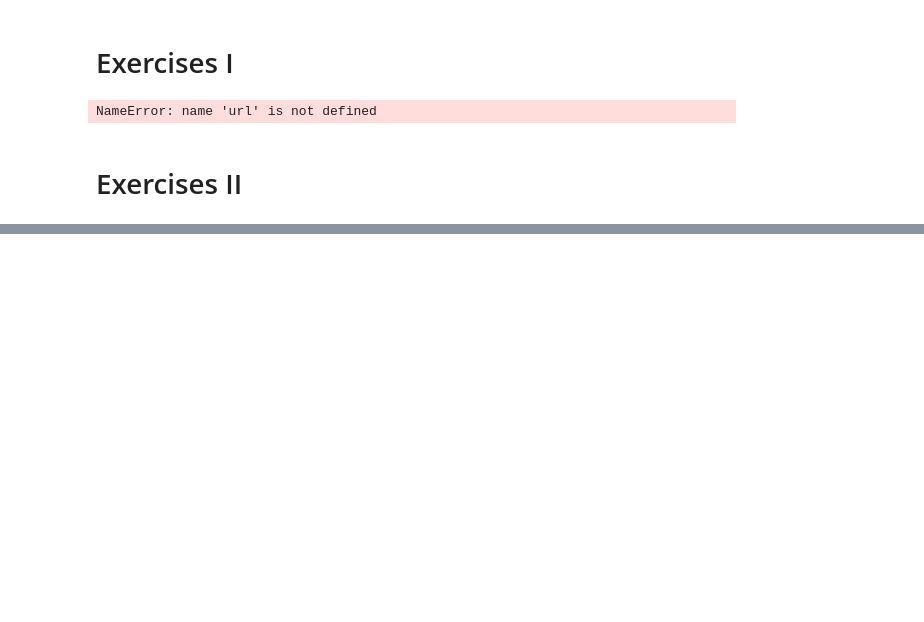
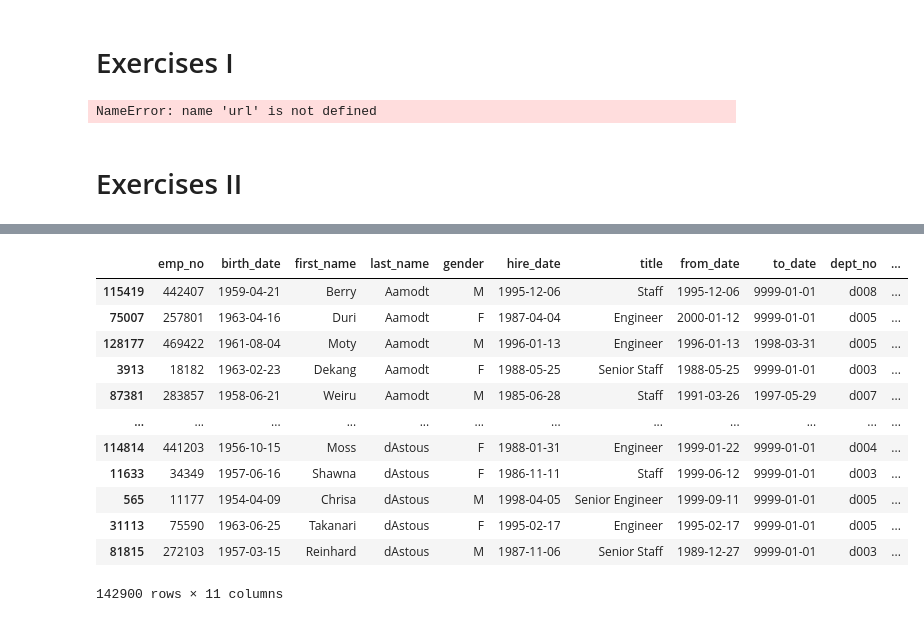
Before and after one commit to dlmitc3/numpy-pandas-visualization-exercises, a Jupyter notebook: advanced_dataframes.ipynb, the cells around one changed output, grey strips where cells are left out. Cells and saved outputs as stored; diff of their text form; code cells hidden in the pictures; blank space fills up the shorter version.

```diff
--- a/advanced_dataframes.ipynb
+++ b/advanced_dataframes.ipynb
@@ -238,0 +477,16 @@ Name: average_mileage, dtype: float64
+# %%
+emptitle_dedept.sort_values('last_name')
+# %% [output]
+|  | emp_no | birth_date | first_name | last_name | gender | hire_date | title | from_date | to_date | dept_no | ... |
+| 115419 | 442407 | 1959-04-21 | Berry | Aamodt | M | 1995-12-06 | Staff | 1995-12-06 | 9999-01-01 | d008 | ... |
+| 75007 | 257801 | 1963-04-16 | Duri | Aamodt | F | 1987-04-04 | Engineer | 2000-01-12 | 9999-01-01 | d005 | ... |
+| 128177 | 469422 | 1961-08-04 | Moty | Aamodt | M | 1996-01-13 | Engineer | 1996-01-13 | 1998-03-31 | d005 | ... |
+| 3913 | 18182 | 1963-02-23 | Dekang | Aamodt | F | 1988-05-25 | Senior Staff | 1988-05-25 | 9999-01-01 | d003 | ... |
+| 87381 | 283857 | 1958-06-21 | Weiru | Aamodt | M | 1985-06-28 | Staff | 1991-03-26 | 1997-05-29 | d007 | ... |
+| ... | ... | ... | ... | ... | ... | ... | ... | ... | ... | ... | ... |
+| 114814 | 441203 | 1956-10-15 | Moss | dAstous | F | 1988-01-31 | Engineer | 1999-01-22 | 9999-01-01 | d004 | ... |
+| 11633 | 34349 | 1957-06-16 | Shawna | dAstous | F | 1986-11-11 | Staff | 1999-06-12 | 9999-01-01 | d003 | ... |
+| 565 | 11177 | 1954-04-09 | Chrisa | dAstous | M | 1998-04-05 | Senior Engineer | 1999-09-11 | 9999-01-01 | d005 | ... |
+| 31113 | 75590 | 1963-06-25 | Takanari | dAstous | F | 1995-02-17 | Engineer | 1995-02-17 | 9999-01-01 | d005 | ... |
+| 81815 | 272103 | 1957-03-15 | Reinhard | dAstous | M | 1987-11-06 | Senior Staff | 1989-12-27 | 9999-01-01 | d003 | ... |
+142900 rows × 11 columns
```
Also changed, not shown: parts of 41 cells of this notebook.
